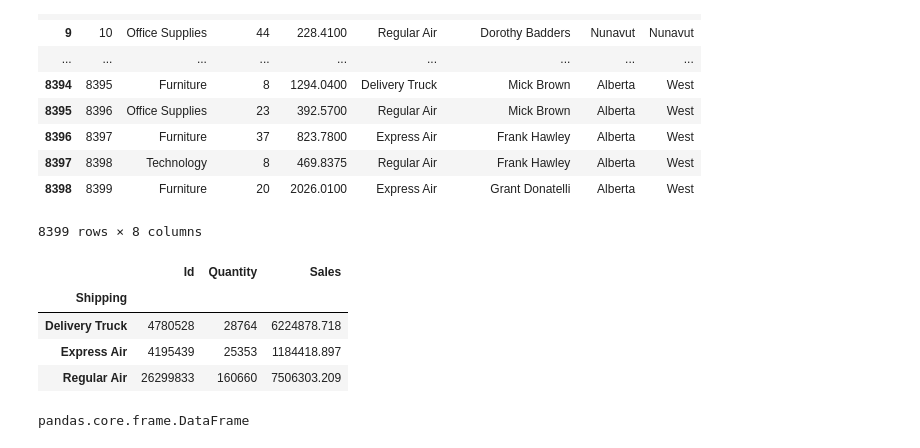
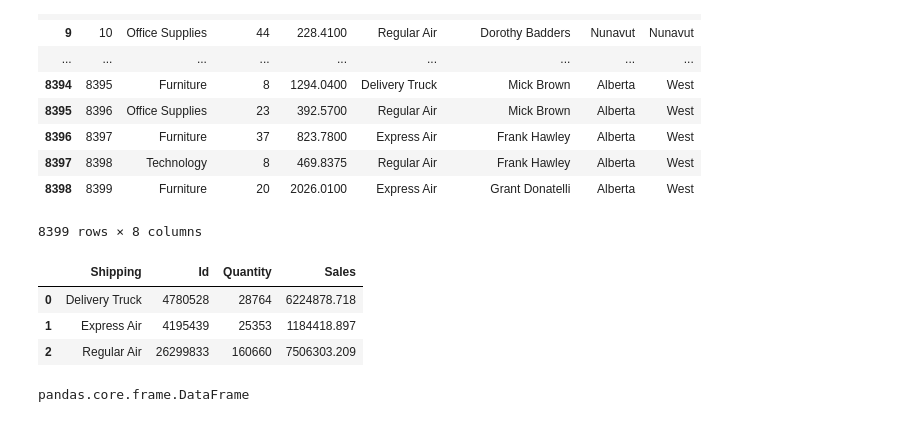
Before and after one commit to ManhQLe/tensorflow-play, a Jupyter notebook: MatPlotLib.ipynb, the cells around one changed output. Saved outputs shown, nothing was run; the diff lists cells and outputs as text; code cells hidden in the pictures.

```diff
--- a/MatPlotLib.ipynb
+++ b/MatPlotLib.ipynb
@@ -94,14 +94,13 @@ df
 | 8398 | 8399 | Furniture | 20 | 2026.0100 | Express Air | Grant Donatelli | Alberta | West |
 8399 rows × 8 columns
 # %%
-sumdf = df.groupby(['Shipping'], as_inde).sum()
+sumdf = df.groupby(['Shipping'], as_index=False).sum()
 sumdf
 # %% [output]
-|  | Id | Quantity | Sales |
-| Shipping |  |  |  |
-| Delivery Truck | 4780528 | 28764 | 6224878.718 |
-| Express Air | 4195439 | 25353 | 1184418.897 |
-| Regular Air | 26299833 | 160660 | 7506303.209 |
+|  | Shipping | Id | Quantity | Sales |
+| 0 | Delivery Truck | 4780528 | 28764 | 6224878.718 |
+| 1 | Express Air | 4195439 | 25353 | 1184418.897 |
+| 2 | Regular Air | 26299833 | 160660 | 7506303.209 |
 # %%
 type(sumdf)
 # %% [output]
```
Also changed, not shown: parts of 1 cell of this notebook.
